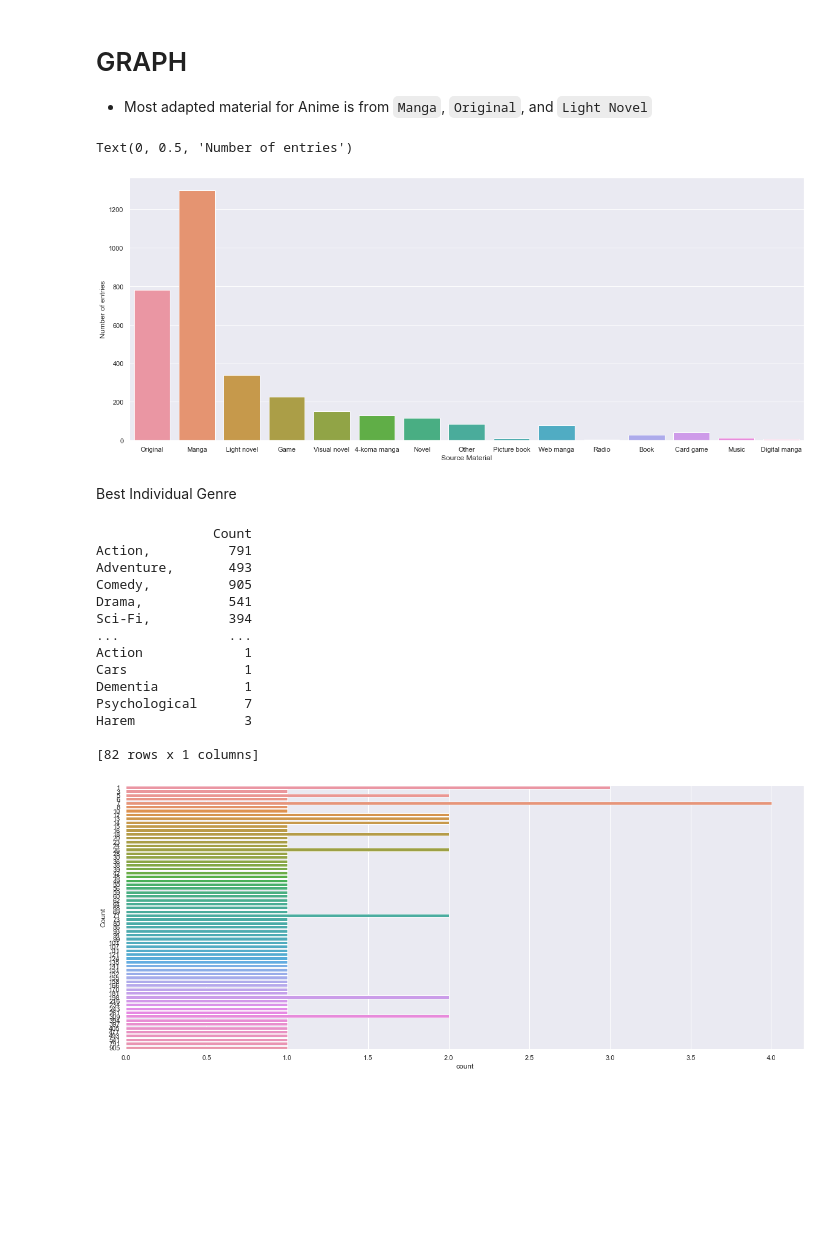
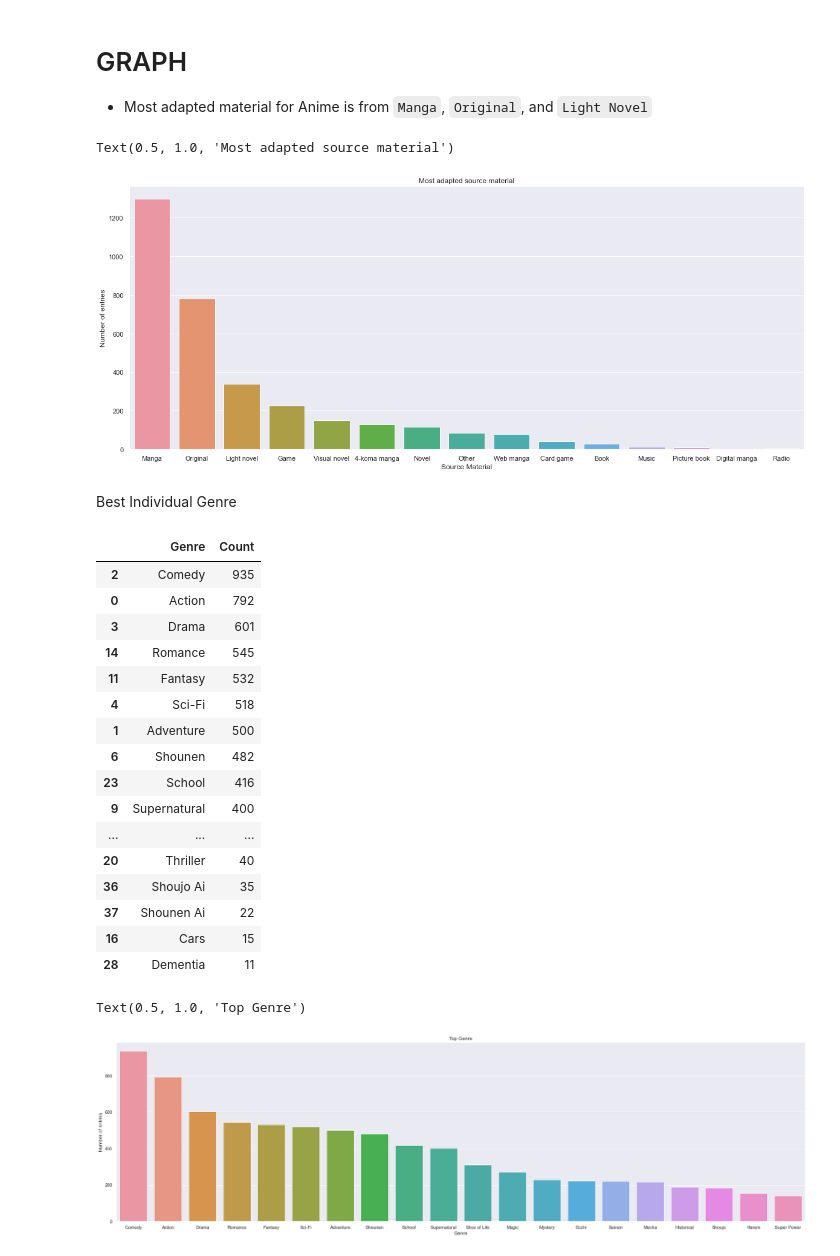
Before and after one commit to data301-2021-summer2/group03-project, a Jupyter notebook: analysis/Jia_Quan/milestone2.ipynb, the cells around one changed output. Drawn from its saved outputs; the diff is of its cells as text; code cells hidden in the pictures; blank space fills up the shorter version.

```diff
--- a/analysis/Jia_Quan/milestone2.ipynb
+++ b/analysis/Jia_Quan/milestone2.ipynb
@@ -157,40 +166,58 @@ pdf.describe()
 # %%
 sns.set_theme(style="darkgrid")
 plt.figure(figsize=(20,8))
-ax = sns.countplot(x="Source", data=pdf)
+
+ax = sns.countplot(x = 'Source',
+              data = pdf,
+              order = pdf['Source'].value_counts().index)
 
 plt.xlabel("Source Material")
 plt.ylabel("Number of entries")
+plt.title("Most adapted source material")
 # %% [output]
-Text(0, 0.5, 'Number of entries')
+Text(0.5, 1.0, 'Most adapted source material')
-[figure, old version]
+[figure, new version]
 # %% [markdown]
 Best Individual Genre
 # %%
+# genreList = pdf["Genres"].value_counts()
+
+# print(genreList)
 genreList = pf.returnList(pdf, 'Genres')
 genreNumOccurances = pf.countOccurances(genreList)
 genreIndividualOccurances = pf.countWordsInDict(genreNumOccurances)
 
-genreIndividualOccurances2 = pd.DataFrame.from_dict(genreIndividualOccurances, orient='index', columns=['Count'])
+xd = pd.DataFrame(genreIndividualOccurances.items(), columns=['Genre', 'Count'])
 
-print(genreIndividualOccurances2)
+xd = xd.sort_values(by=['Count'], ascending=False)
+
+xd
 # %% [output]
-               Count
-Action,          791
-Adventure,       493
-Comedy,          905
-Drama,           541
-Sci-Fi,          394
-...              ...
-Action             1
-Cars               1
-Dementia           1
-Psychological      7
-Harem              3
-
-[82 rows x 1 columns]
+|  | Genre | Count |
+| 2 | Comedy | 935 |
+| 0 | Action | 792 |
+| 3 | Drama | 601 |
+| 14 | Romance | 545 |
+| 11 | Fantasy | 532 |
+| 4 | Sci-Fi | 518 |
+| 1 | Adventure | 500 |
+| 6 | Shounen | 482 |
+| 23 | School | 416 |
+| 9 | Supernatural | 400 |
+| ... | ... | ... |
+| 20 | Thriller | 40 |
+| 36 | Shoujo Ai | 35 |
+| 37 | Shounen Ai | 22 |
+| 16 | Cars | 15 |
+| 28 | Dementia | 11 |
 # %%
-plt.figure(figsize=(20,8))
-ax = sns.countplot( y="Count", data=genreIndividualOccurances2)
+plt.figure(figsize=(30,8))
+
+ax = sns.barplot(x = 'Genre', y = 'Count', data = xd.head(20))
+
+plt.xlabel("Genre")
+plt.ylabel("Number of entries")
+plt.title("Top Genre")
 # %% [output]
+Text(0.5, 1.0, 'Top Genre')
-[figure, old version]
+[figure, new version]
```
Also changed, not shown: parts of 9 cells of this notebook.
